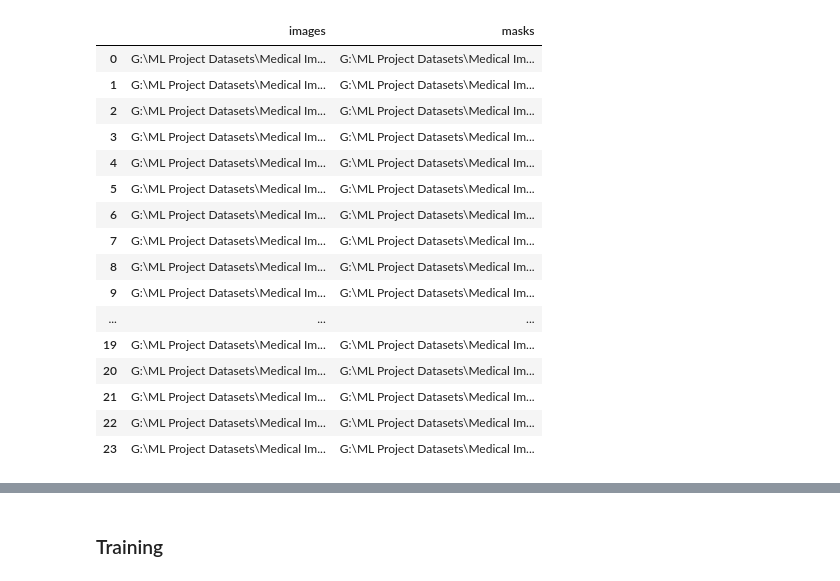
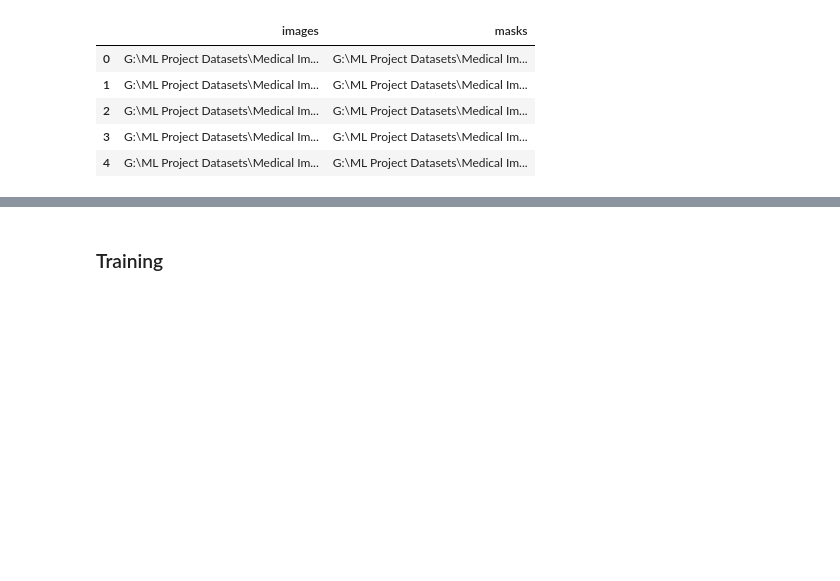
Before and after one commit to eyw2003/MicroCTsegmentation, a Jupyter notebook: Noteooks/Training Pipeline - Heart Segmentation.ipynb, the cells around one changed output, grey strips where cells are left out. Drawn from its saved outputs; the diff is of its cells as text; code cells hidden in the pictures; blank space fills up the shorter version.

```diff
--- a/Noteooks/Training Pipeline - Heart Segmentation.ipynb
+++ b/Noteooks/Training Pipeline - Heart Segmentation.ipynb
@@ -70,27 +78,16 @@ def get_preprocessing(preprocessing_fn):
     ]
     return albu.Compose(_transform)
 # %%
-df_train=load_data(DATASET_2D_BASE_PATH/'train')[0:24]
-df_val=load_data(DATASET_2D_BASE_PATH/'val')[0:8]
-df_train
+df_train=load_data(DATASET_2D_BASE_PATH/'train')
+df_val=load_data(DATASET_2D_BASE_PATH/'val')
+df_train.head()
 # %% [output]
 |  | images | masks |
 | 0 | G:\ML Project Datasets\Medical Im... | G:\ML Project Datasets\Medical Im... |
 | 1 | G:\ML Project Datasets\Medical Im... | G:\ML Project Datasets\Medical Im... |
 | 2 | G:\ML Project Datasets\Medical Im... | G:\ML Project Datasets\Medical Im... |
 | 3 | G:\ML Project Datasets\Medical Im... | G:\ML Project Datasets\Medical Im... |
 | 4 | G:\ML Project Datasets\Medical Im... | G:\ML Project Datasets\Medical Im... |
-| 5 | G:\ML Project Datasets\Medical Im... | G:\ML Project Datasets\Medical Im... |
-| 6 | G:\ML Project Datasets\Medical Im... | G:\ML Project Datasets\Medical Im... |
-| 7 | G:\ML Project Datasets\Medical Im... | G:\ML Project Datasets\Medical Im... |
-| 8 | G:\ML Project Datasets\Medical Im... | G:\ML Project Datasets\Medical Im... |
-| 9 | G:\ML Project Datasets\Medical Im... | G:\ML Project Datasets\Medical Im... |
-| ... | ... | ... |
-| 19 | G:\ML Project Datasets\Medical Im... | G:\ML Project Datasets\Medical Im... |
-| 20 | G:\ML Project Datasets\Medical Im... | G:\ML Project Datasets\Medical Im... |
-| 21 | G:\ML Project Datasets\Medical Im... | G:\ML Project Datasets\Medical Im... |
-| 22 | G:\ML Project Datasets\Medical Im... | G:\ML Project Datasets\Medical Im... |
-| 23 | G:\ML Project Datasets\Medical Im... | G:\ML Project Datasets\Medical Im... |
 # %%
 class DCS(Metric):
     __name__ = 'DCS'
```
Also changed, not shown: parts of 5 cells of this notebook, 6 other files.
